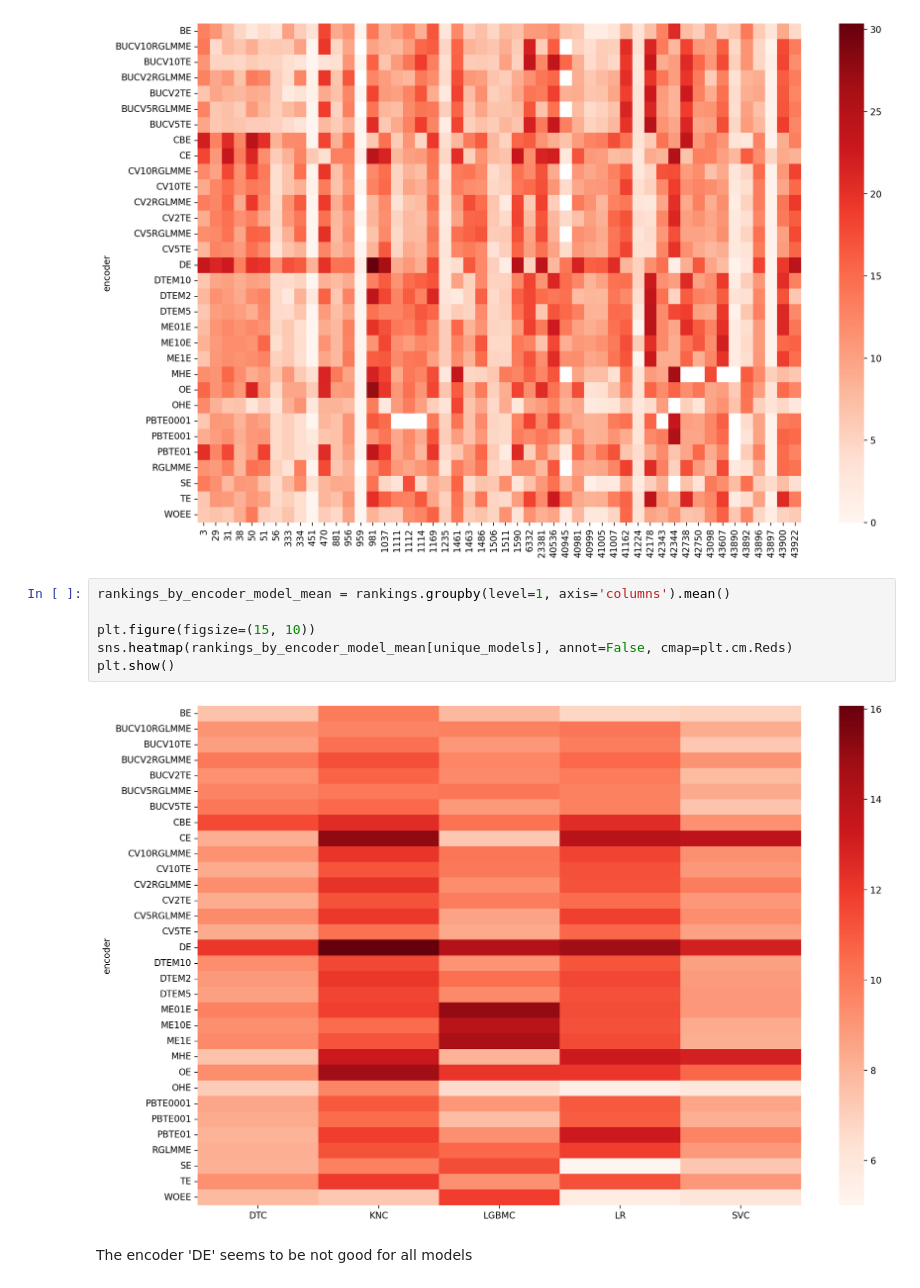
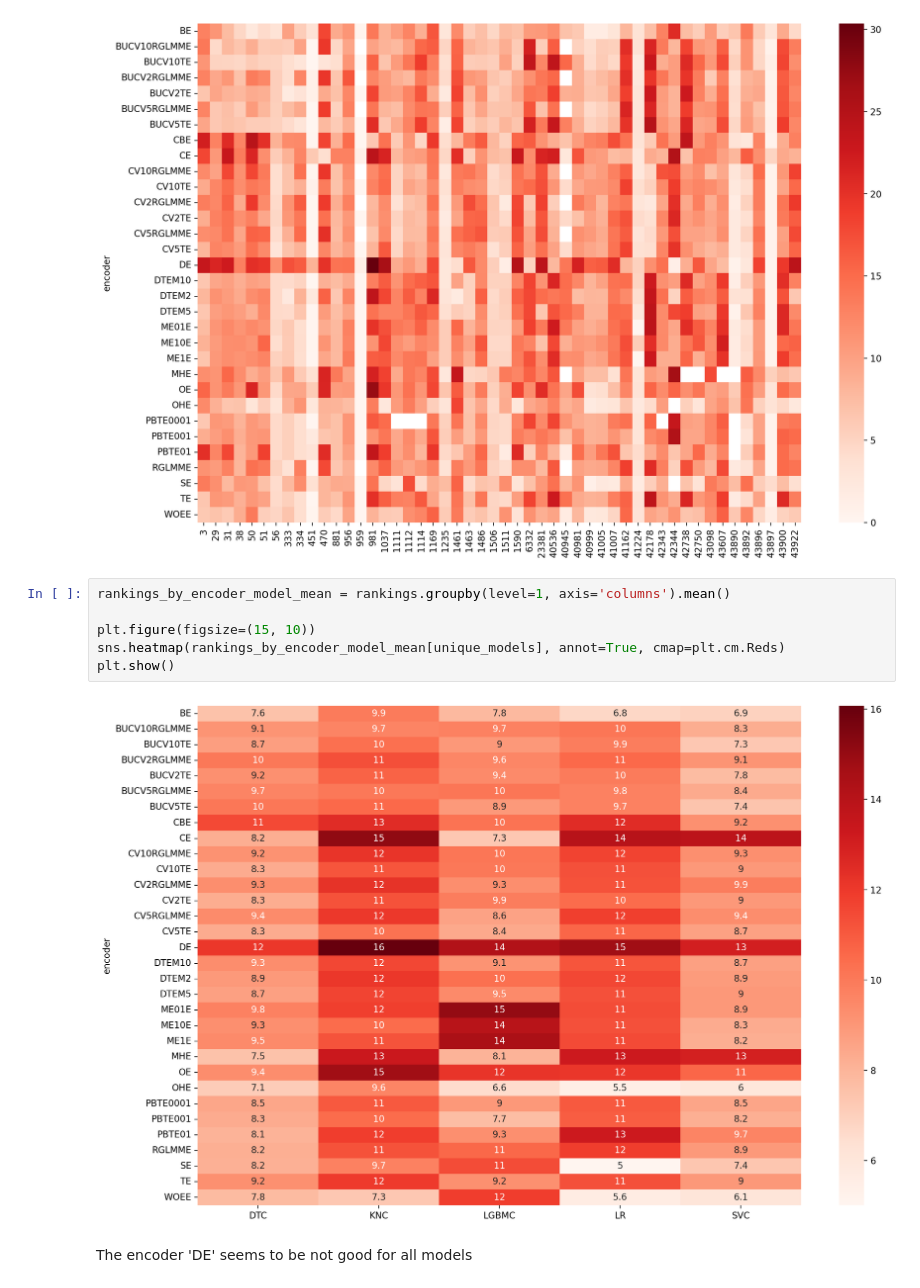
Before and after one commit to nina-prog/meta-learning-for-encoder-selection, a Jupyter notebook: notebooks/week08/week08-EDA.ipynb, the cells around one changed output. Cells and saved outputs as stored; diff of their text form.

Commit message:
Added mean ranks in plots

```diff
--- a/notebooks/week08/week08-EDA.ipynb
+++ b/notebooks/week08/week08-EDA.ipynb
@@ -564,11 +564,11 @@ plt.show()
 # %%
 rankings_by_encoder_model_mean = rankings.groupby(level=1, axis='columns').mean()
 
 plt.figure(figsize=(15, 10))
-sns.heatmap(rankings_by_encoder_model_mean[unique_models], annot=False, cmap=plt.cm.Reds)
+sns.heatmap(rankings_by_encoder_model_mean[unique_models], annot=True, cmap=plt.cm.Reds)
 plt.show()
 # %% [output]
-[figure, old version]
+[figure, new version]
 # %% [markdown]
 The encoder 'DE' seems to be not good for all models
 # %%
```
Also changed, not shown: parts of 2 cells of this notebook.
